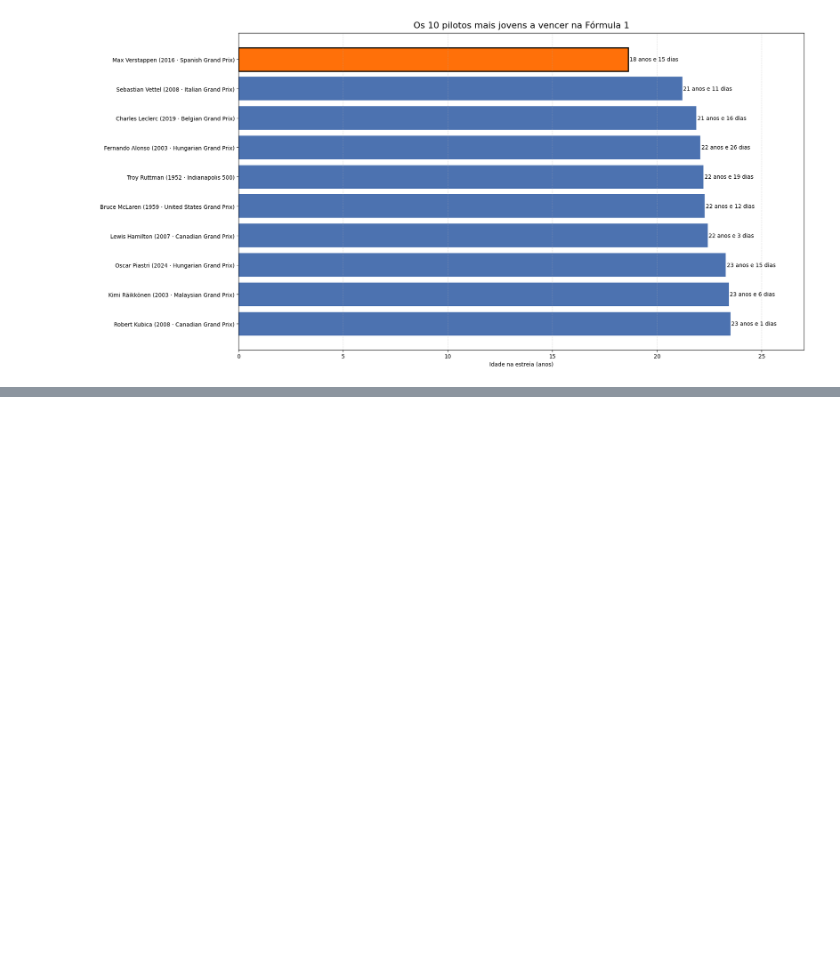
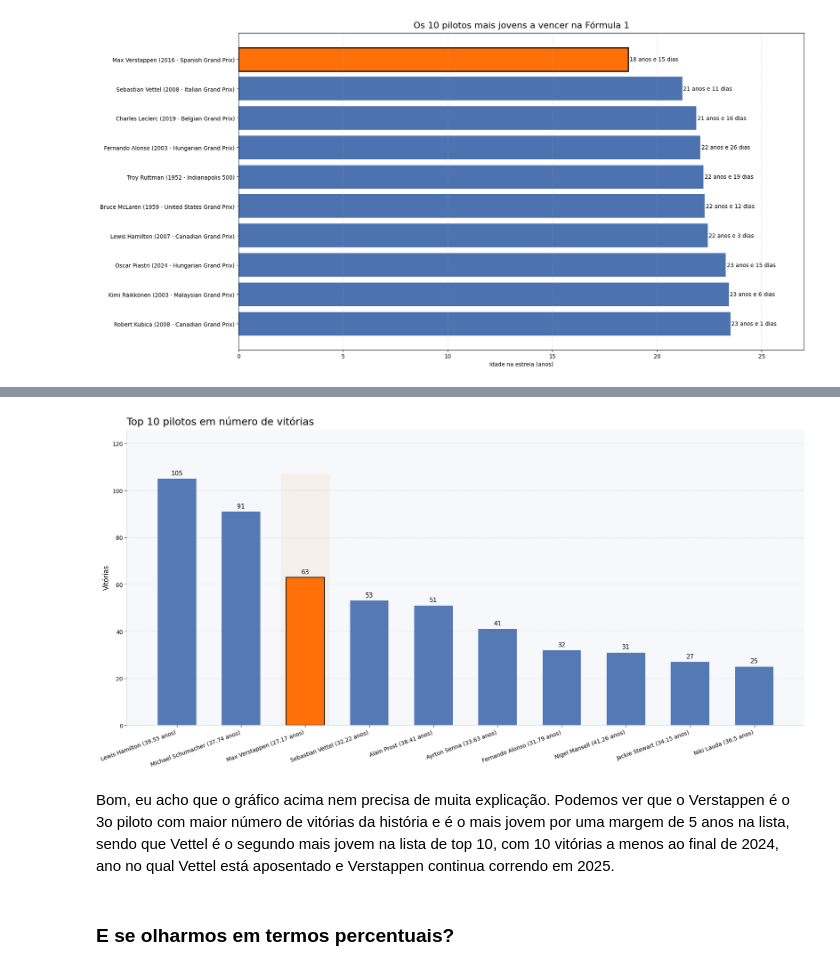
Before and after one commit to oaojVSM/f1_analytics, a Jupyter notebook: notebooks/analise_verstappen.ipynb, the cells around one changed output, grey strips where cells are left out. Cells and saved outputs as stored; diff of their text form; code cells hidden in the pictures; blank space fills up the shorter version.

```diff
--- a/notebooks/analise_verstappen.ipynb
+++ b/notebooks/analise_verstappen.ipynb
@@ -156,0 +277,11 @@ fxns.gera_graf_top_10_mais_jovens(df_top_10_jovens_vencedores, "Os 10 pilotos ma
+# %%
+df_race_wins = df_races[df_races['finishing_position'] == 1].copy()
+
+df_race_wins_agrup = df_race_wins.groupby('driver_full_name').agg(
+    {
+        'race_name': 'count',
+        'driver_age_at_race': 'max'
+    }
+).rename(columns={'race_name': 'race_wins', 'driver_age_at_race': 'oldest_race_win_age'}).reset_index().sort_values(by='race_wins', ascending=False)
+
+df_race_wins_agrup
@@ -156,0 +302,23 @@ fxns.gera_graf_top_10_mais_jovens(df_top_10_jovens_vencedores, "Os 10 pilotos ma
+# %%
+# Vamos tornar isso visual pra ficar mais fácil de expor a informação:
+
+df_race_wins_top_10 = df_race_wins_agrup.head(10).copy()
+
+df_race_wins_top_10['nome_e_idade'] = df_race_wins_top_10.apply(lambda row: f"{row['driver_full_name']} ({round(row['oldest_race_win_age'], 2)} anos)", axis=1)
+
+fxns.graf_top10_pilotos(
+    df_race_wins_top_10,
+    col_nome="nome_e_idade",
+    col_valor="race_wins",
+    titulo="Top 10 pilotos em número de vitórias",
+    xlabel="Vitórias",
+    nome_a_destacar="Verstappen",
+    orientation='vertical',
+    mostrar_chips=False
+)
+# %% [output]
+[figure, added]
+# %% [markdown]
+Bom, eu acho que o gráfico acima nem precisa de muita explicação. Podemos ver que o Verstappen é o 3o piloto com maior número de vitórias da história e é o mais jovem por uma margem de 5 anos na lista, sendo que Vettel é o segundo mais jovem na lista de top 10, com 10 vitórias a menos ao final de 2024, ano no qual Vettel está aposentado e Verstappen continua correndo em 2025.
+# %% [markdown]
+### E se olharmos em termos percentuais?
```
Also changed, not shown: parts of 24 cells of this notebook, 1 other file.
